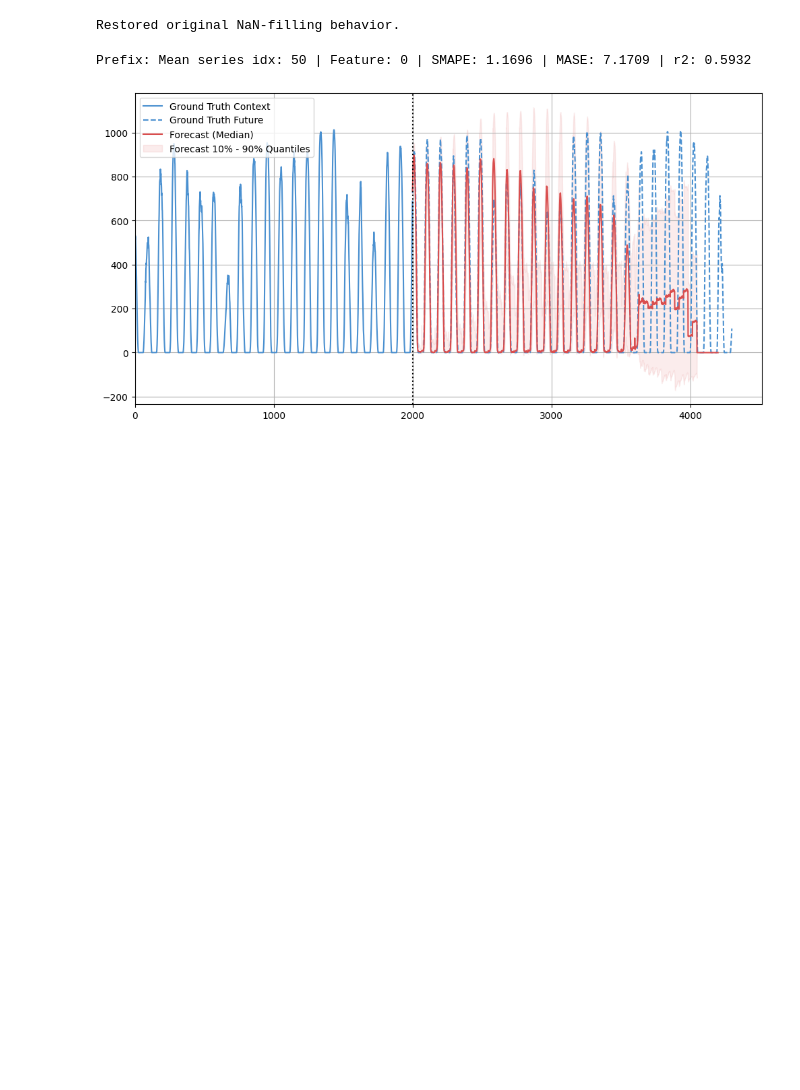
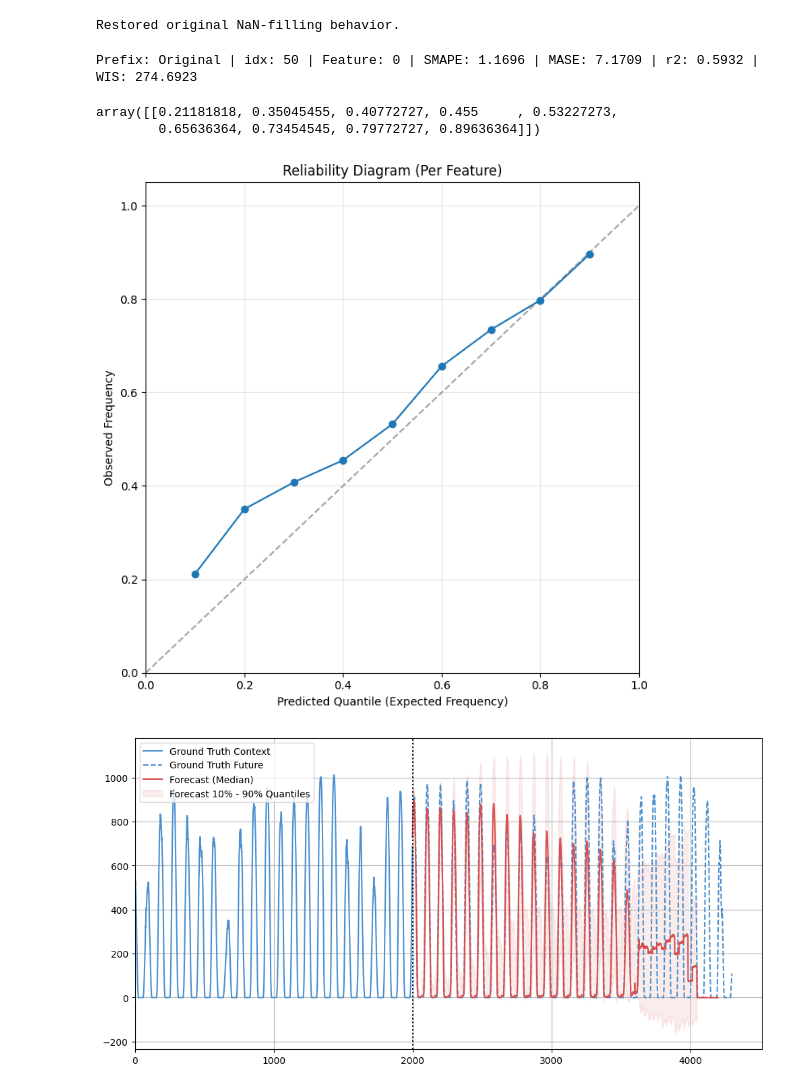
Before and after one commit to Richi0D/tirex_loss, a Jupyter notebook: notebooks/tirex_autoregressive.ipynb, the cells around one changed output. Cells and saved outputs as stored; diff of their text form; code cells hidden in the pictures; blank space fills up the shorter version.

```diff
--- a/notebooks/tirex_autoregressive.ipynb
+++ b/notebooks/tirex_autoregressive.ipynb
@@ -89,27 +89,33 @@ quantiles, mean = model.forecast(torch.as_tensor(ctx_s), prediction_length=predi
 Restored original NaN-filling behavior.
 # %%
 import tirex_loss
-from tirex_loss.evaluation.metrics import score_data
+from tirex_loss.evaluation.metrics import score_data, calculate_quantile_reliability
 import importlib
 importlib.reload(tirex_loss.evaluation.metrics)
 
 # change shape to (n_samples, n_outputs)
-y_mean_pred = mean.cpu().numpy().reshape(-1, 1)
+y_pred = quantiles.cpu().numpy().transpose(1, 0, 2)
 y_true = future_s[:prediction_length].reshape(-1, 1)
 y_train = ctx_s.reshape(-1, 1)
 
 # y_mean_pred = np.array([1, 2, 3, 1]).reshape(-1, 1) # dummy data
 # y_true = np.array([1, 2, 3, 1]).reshape(-1, 1) # dummy data
 # y_train = np.array([1, 2, 3, 1]).reshape(-1, 1) # dummy data
 
-score_mape, score_mase, score_r2 = score_data(
+score_mape, score_mase, score_r2, score_wis = score_data(
             y_true=y_true,
-            y_pred=y_mean_pred,
+            y_pred=y_pred,
             y_train=y_train,
-            log_prefix=f"Mean series idx: {idx_s}",
+            quantiles=model.config.quantiles,
+            log_prefix=f"Original | idx: {idx_s}",
             )
+
+calculate_quantile_reliability(y_true=y_true, y_pred=y_pred, quantiles=model.config.quantiles, plot=True)
 # %% [output]
-Prefix: Mean series idx: 50 | Feature: 0 | SMAPE: 1.1696 | MASE: 7.1709 | r2: 0.5932
+Prefix: Original | idx: 50 | Feature: 0 | SMAPE: 1.1696 | MASE: 7.1709 | r2: 0.5932 | WIS: 274.6923
+array([[0.21181818, 0.35045455, 0.40772727, 0.455     , 0.53227273,
+        0.65636364, 0.73454545, 0.79772727, 0.89636364]])
+[figure, added]
 # %%
 cap_input = -2000
 cap_future = prediction_length + 100
```
Also changed, not shown: parts of 16 cells of this notebook, 1 other file.
